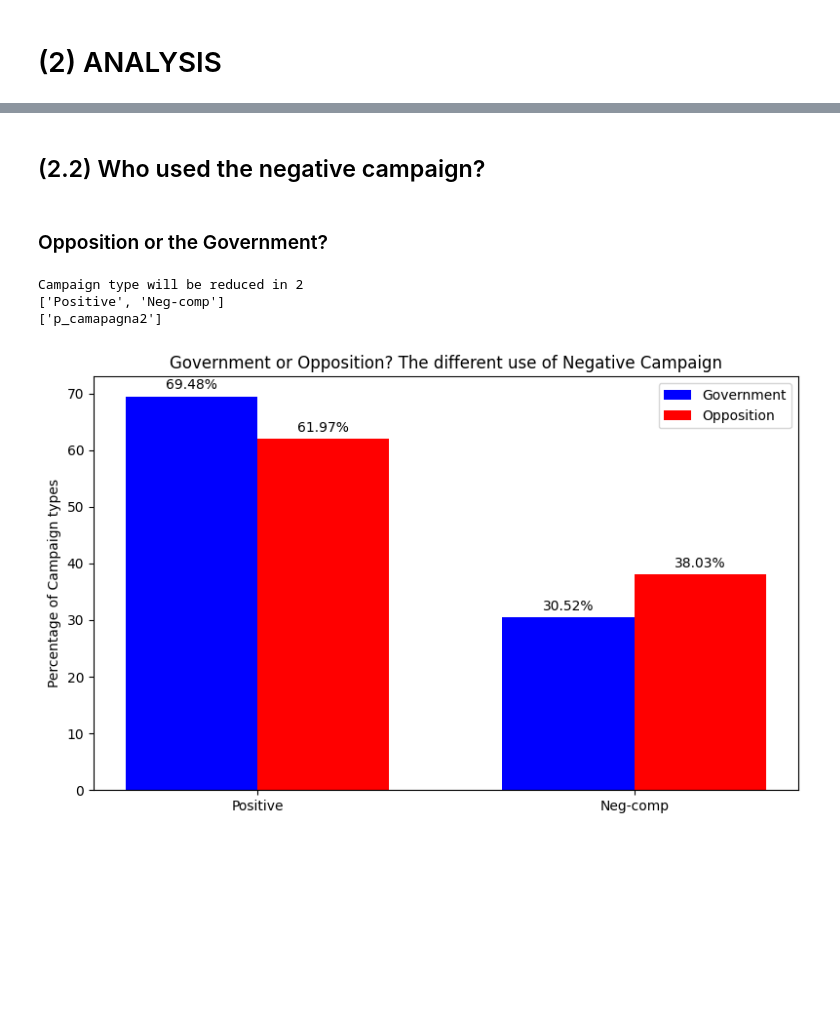
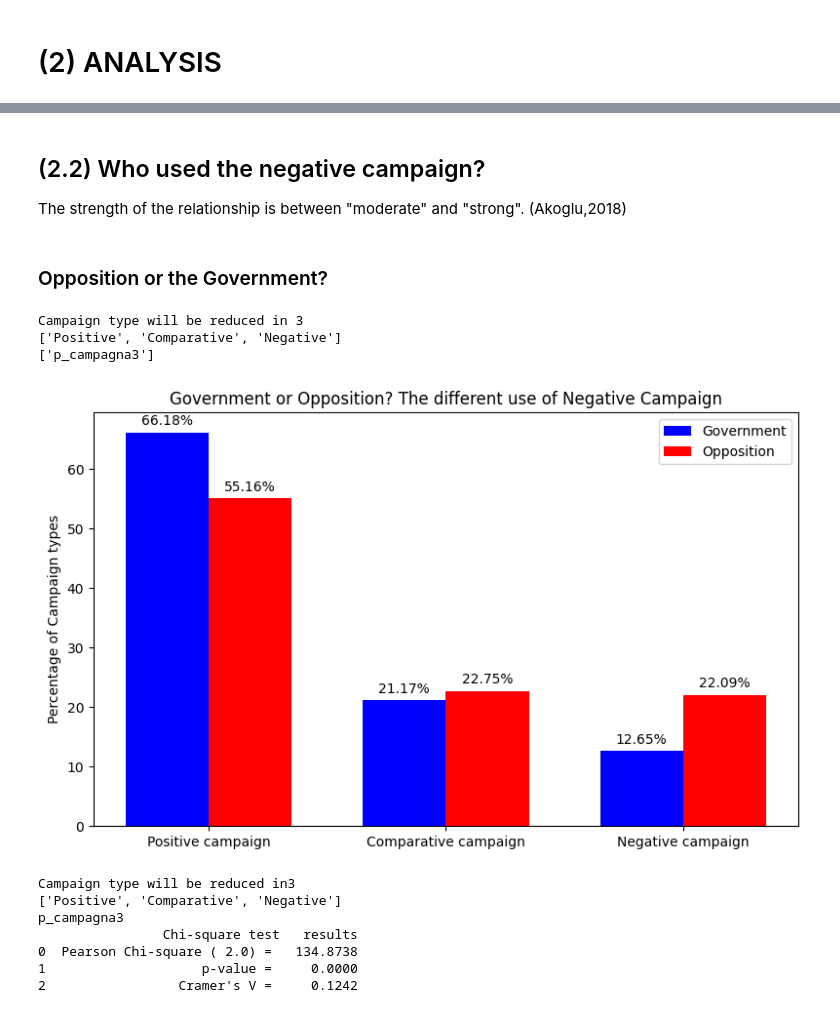
Before and after one commit to SalvatoreRomano1/thesis, a Jupyter notebook: analysis_python/Statistical_Analysis.ipynb, the cells around one changed output, grey strips where cells are left out. Saved outputs shown, nothing was run; the diff lists cells and outputs as text; code cells hidden in the pictures; blank space fills up the shorter version.

```diff
--- a/analysis_python/Statistical_Analysis.ipynb
+++ b/analysis_python/Statistical_Analysis.ipynb
@@ -238,7 +234,24 @@ for row in postDB['p_PARTITO']:
     elif row == 'Possibile' :  sxm5s.append('Left parties')
     elif row == 'La Sinistra' :  sxm5s.append('Left parties')
     elif row == 'NaN' :  sxm5s.append('altro')
-    else:           sxm5s.append('altro')
+    else: sxm5s.append('altro')
 # Create a column from the list
-postDB['p_dx_sxm5s'].copy = sxm5s
-#print(postDB['p_dx_sxm5s'])
+postDB['p_dx_sxm5s'] = sxm5s
+
+
+sxm5s = []
+for row in postDB3['p_PARTITO']:
+    if row == 'PD' :    sxm5s.append('Left parties')
+    elif row == 'M5S':  sxm5s.append('Left parties')
+    elif row == 'FDI':  sxm5s.append('Right parties')
+    elif row == 'Lega':  sxm5s.append('Right parties')
+    elif row == 'FI':  sxm5s.append('Right parties')
+    elif row == '+ Europa' :  sxm5s.append('Left parties')
+    elif row == 'Possibile' :  sxm5s.append('Left parties')
+    elif row == 'La Sinistra' :  sxm5s.append('Left parties')
+    elif row == 'NaN' :  sxm5s.append('altro')
+    else: sxm5s.append('altro')
+
+postDB3['p_dx_sxm5s'] = sxm5s
+
+hide_toggle()
@@ -297,5 +394,6 @@ plt.show()
 # %% [markdown]
 ## (2.2) Who used the negative campaign?
+The strength of the relationship is between "moderate" and "strong". (Akoglu,2018)
 # %% [markdown]
 ### Opposition or the Government?
 # %%
@@ -305,40 +403,65 @@ changeReduction()
 
 
 # create the new DB
-a = postDB.loc[postDB['p_governo'] == 'Government']
+a = postDB3.loc[postDB3['p_governo'] == 'Government']
 a = a.groupby(p_campagnaVar).count().reindex(newindex)
 a = a.Count.transform(lambda x: x/x.sum()*100)
 
-b = postDB.loc[postDB['p_governo'] == 'Opposition']
+b = postDB3.loc[postDB3['p_governo'] == 'Opposition']
 b = b.groupby(p_campagnaVar).count().reindex(newindex)
 b = b.Count.transform(lambda x: x/x.sum()*100)
 
 # create a figure
 fig, ax = plt.subplots(figsize=(8,5), dpi=100)
 labels = b.index
 
 # add legend
 x = np.arange(len(labels))
 width = 0.35  # the width of the bars
 rects1 = ax.bar(x - width/2, a, width, label='Government', color='b',)
 rects2 = ax.bar(x + width/2, b, width, label='Opposition', color='r', )
 
 autolabel_barPC(rects1)
 autolabel_barPC(rects2)
 
 # add labels
 ax.set_ylabel('Percentage of Campaign types')
 ax.set_title('Government or Opposition? The different use of Negative Campaign')
 ax.set_xticks(x)
 ax.set_xticklabels(labels)
+ax.set_xticklabels(['Positive campaign', 'Comparative campaign','Negative campaign'])
 ax.legend()
 
 # plot
 fig.tight_layout()
 #plt.savefig('images/governo.png', dpi=300)
 plt.show()
+
+changeReduction2()
+
+crosstab1, test_results1, expected = rp.crosstab(postDB3[p_campagnaVar], postDB3["p_governo"],
+                                               prop= 'col',
+                                               test= "chi-square",
+                                               #‘row’, ‘col’, or ‘cell’.
+                                               expected_freqs= True,
+                                               #cramer_correction = True,
+                                               #prop= "cell"
+                                                )
+
+#print(crosstab1)
+#print('---------------------------------------------------')
+print(test_results1)
+
+hide_toggle()
 # %% [output]
-Campaign type will be reduced in 2
-['Positive', 'Neg-comp']
-['p_camapagna2']
+Campaign type will be reduced in 3
+['Positive', 'Comparative', 'Negative']
+['p_campagna3']
-[figure, old version]
+[figure, new version]
+Campaign type will be reduced in3
+['Positive', 'Comparative', 'Negative']
+p_campagna3
+                Chi-square test   results
+0  Pearson Chi-square ( 2.0) =   134.8738
+1                    p-value =     0.0000
+2                 Cramer's V =     0.1242
```
Also changed, not shown: parts of 77 cells of this notebook, 1 other file.
